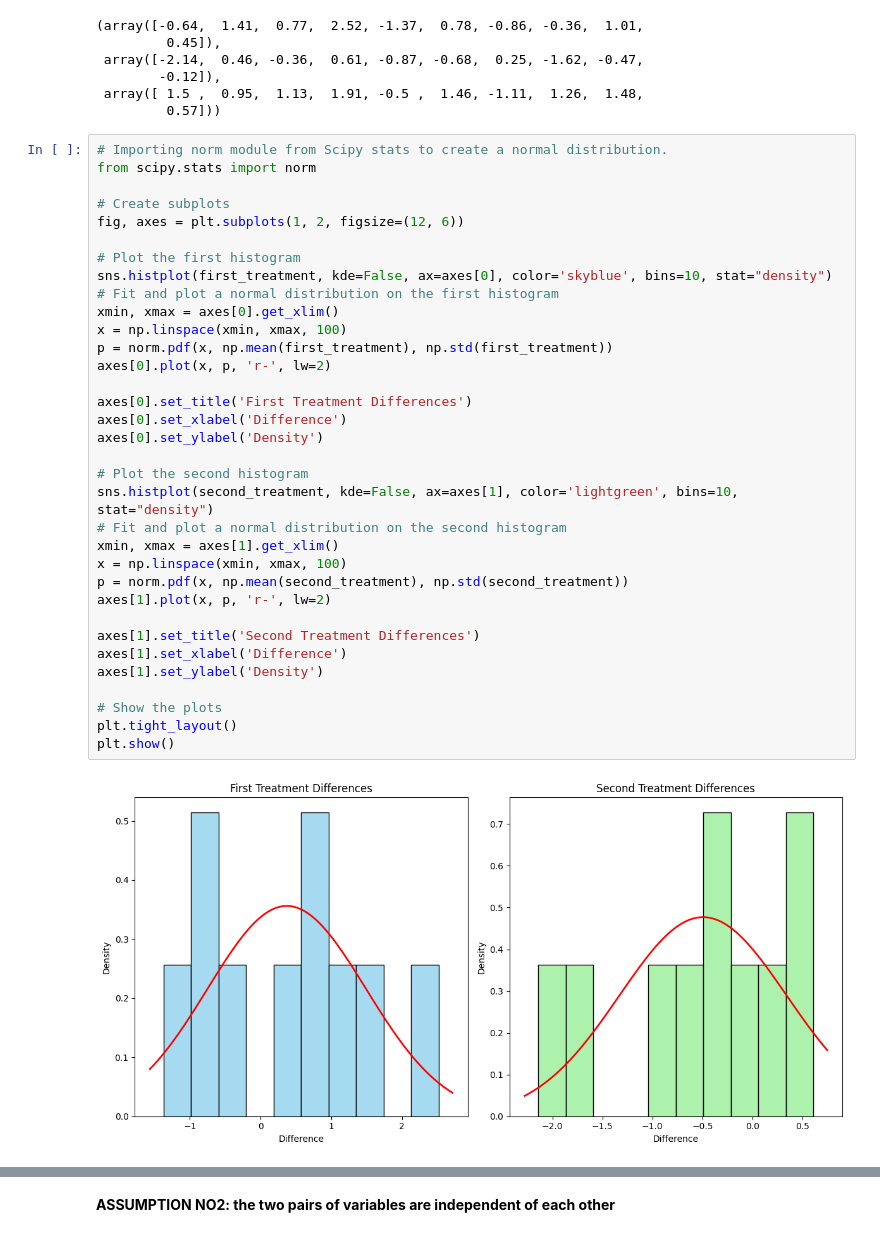
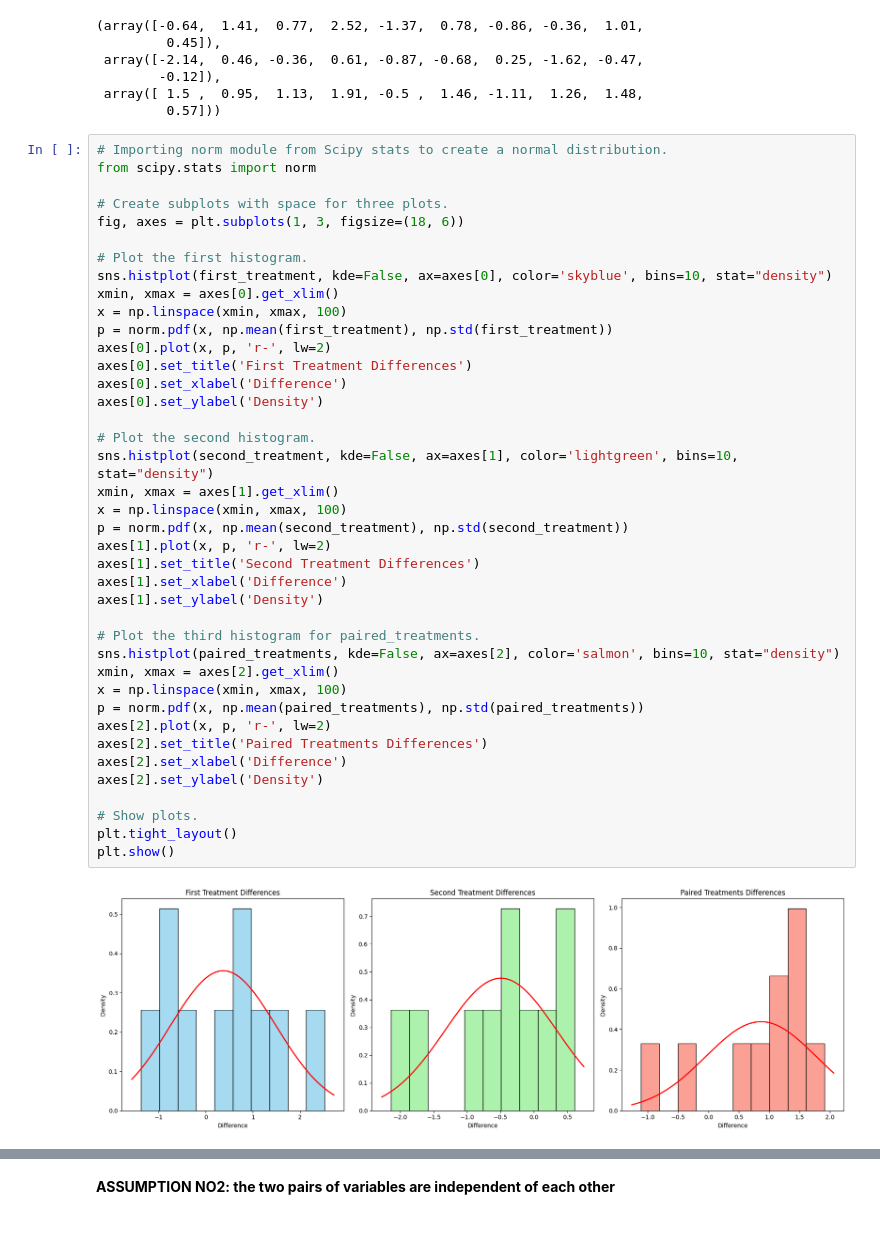
Before and after one commit to AndreaCignoni/applied_statistics_assessment, a Jupyter notebook: project.ipynb, the cells around one changed output, grey strips where cells are left out. Cells and saved outputs as stored; diff of their text form.

```diff
--- a/project.ipynb
+++ b/project.ipynb
@@ -204,37 +202,43 @@ first_treatment, second_treatment, paired_treatments
 # %%
 # Importing norm module from Scipy stats to create a normal distribution.
 from scipy.stats import norm
 
-# Create subplots
-fig, axes = plt.subplots(1, 2, figsize=(12, 6))
+# Create subplots with space for three plots.
+fig, axes = plt.subplots(1, 3, figsize=(18, 6))
 
-# Plot the first histogram
+# Plot the first histogram.
 sns.histplot(first_treatment, kde=False, ax=axes[0], color='skyblue', bins=10, stat="density")
-# Fit and plot a normal distribution on the first histogram
 xmin, xmax = axes[0].get_xlim()
 x = np.linspace(xmin, xmax, 100)
 p = norm.pdf(x, np.mean(first_treatment), np.std(first_treatment))
 axes[0].plot(x, p, 'r-', lw=2)
-
 axes[0].set_title('First Treatment Differences')
 axes[0].set_xlabel('Difference')
 axes[0].set_ylabel('Density')
 
-# Plot the second histogram
+# Plot the second histogram.
 sns.histplot(second_treatment, kde=False, ax=axes[1], color='lightgreen', bins=10, stat="density")
-# Fit and plot a normal distribution on the second histogram
 xmin, xmax = axes[1].get_xlim()
 x = np.linspace(xmin, xmax, 100)
 p = norm.pdf(x, np.mean(second_treatment), np.std(second_treatment))
 axes[1].plot(x, p, 'r-', lw=2)
-
 axes[1].set_title('Second Treatment Differences')
 axes[1].set_xlabel('Difference')
 axes[1].set_ylabel('Density')
 
-# Show the plots
+# Plot the third histogram for paired_treatments.
+sns.histplot(paired_treatments, kde=False, ax=axes[2], color='salmon', bins=10, stat="density")
+xmin, xmax = axes[2].get_xlim()
+x = np.linspace(xmin, xmax, 100)
+p = norm.pdf(x, np.mean(paired_treatments), np.std(paired_treatments))
+axes[2].plot(x, p, 'r-', lw=2)
+axes[2].set_title('Paired Treatments Differences')
+axes[2].set_xlabel('Difference')
+axes[2].set_ylabel('Density')
+
+# Show plots.
 plt.tight_layout()
 plt.show()
 # %% [output]
-[figure, old version]
+[figure, new version]
 # %% [markdown]
```
Also changed, not shown: parts of 19 cells of this notebook.
